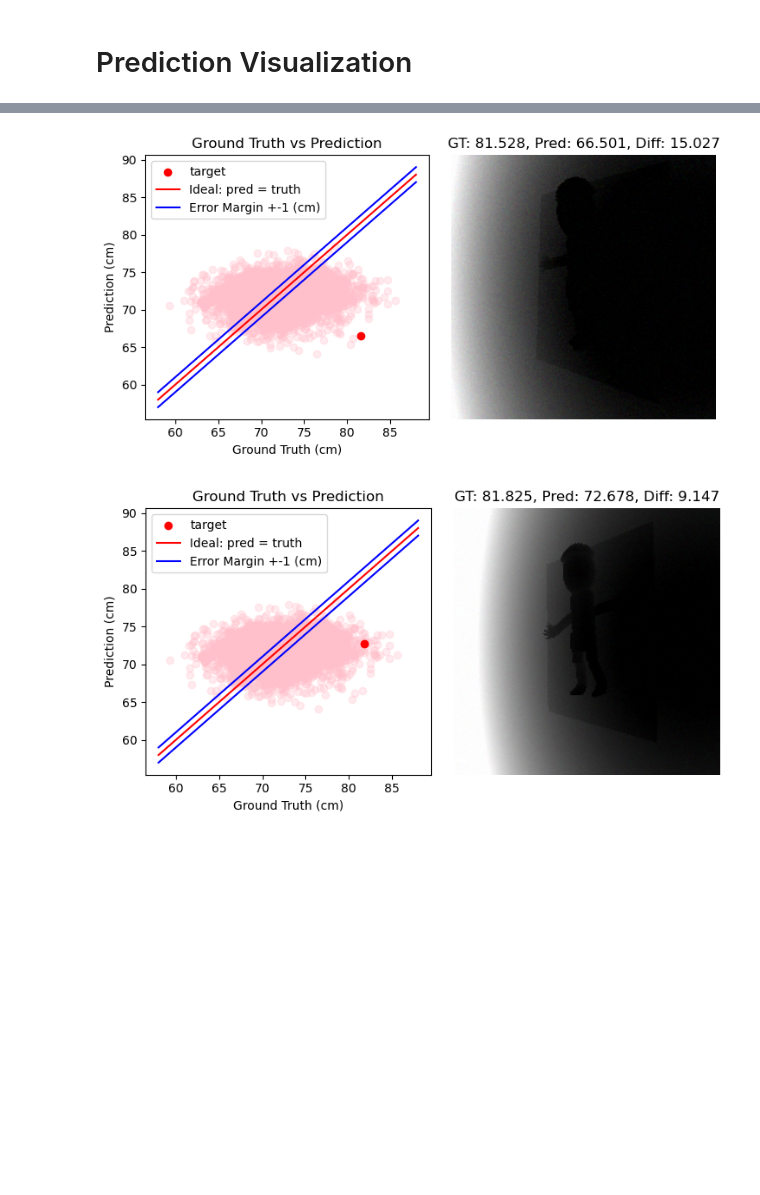
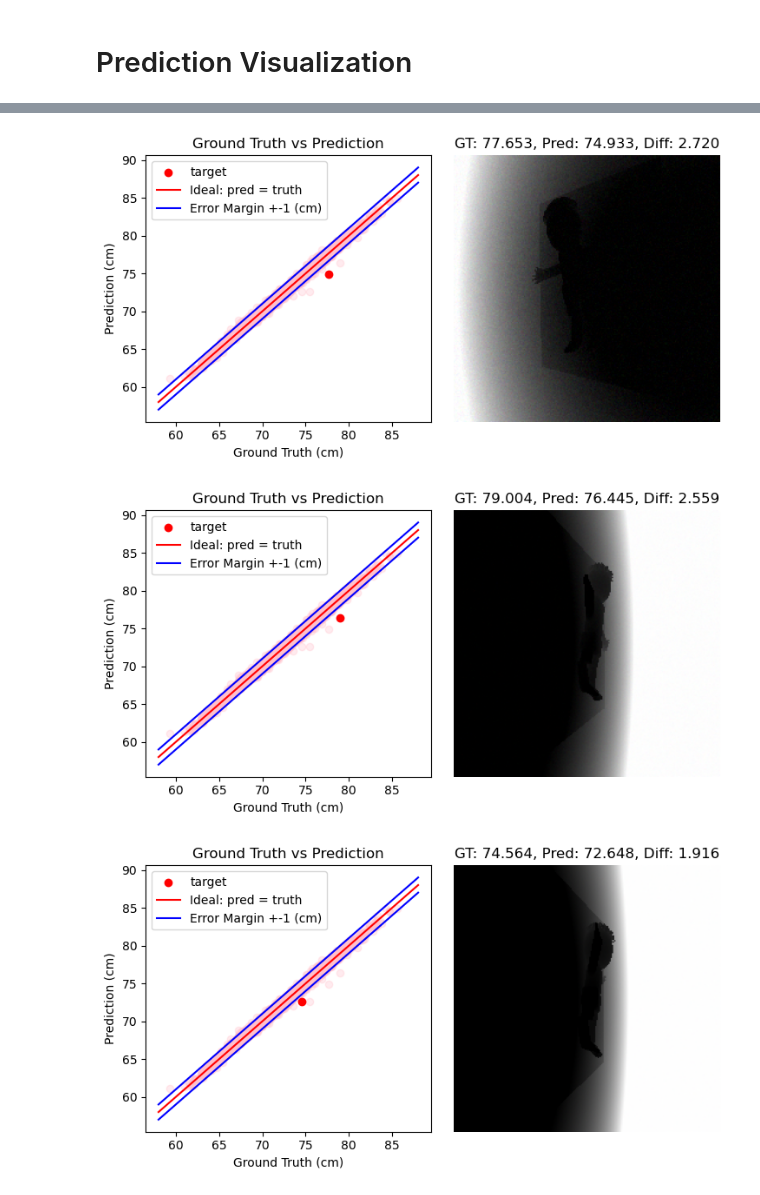
Before and after one commit to hiyuantang/modeling_pipeline, a Jupyter notebook: error_analysis_demo.ipynb, the cells around one changed output, grey strips where cells are left out. Cells and saved outputs as stored; diff of their text form; code cells hidden in the pictures; blank space fills up the shorter version.

```diff
--- a/error_analysis_demo.ipynb
+++ b/error_analysis_demo.ipynb
@@ -6,4 +5,9 @@ from src.utils import *
 # %% [markdown]
 ## Define Your Session
 # %%
-session_path = 'results/0d36e9b5a4a68e1029ccf6a12a69659b' # Define your session path
+session_path = 'results/62f117327cf82613b235a4a84de535d0' # Define your session path
+# %%
+info_path = os.path.join(session_path, 'info.json')
+session_info = json2dict(info_path)
+for i in session_info.items():
+    print(i[0], '--', i[1])
@@ -10,7 +29,5 @@ session_path = 'results/0d36e9b5a4a68e1029ccf6a12a69659b' # Define your session
 # %%
-info_path = os.path.join(session_path, 'info.json')
-data_path = json2dict(info_path)['test_data_dir']
-
+data_path = session_info['test_data_dir']
 print('...loading dataset')
 dataset = create_dataset_from_preprocessed(data_path, None)
 print('...dataset loading completed')
@@ -26,3 +43,3 @@ pred_vis(session_path, '', False)
 # %%
-worst_pred(session_path, dataset, [0, 1, 100], 'abs')
+worst_pred(session_path, dataset, list(range(0,10)), 'abs')
 # %% [output]
@@ -30,2 +47,3 @@ worst_pred(session_path, dataset, [0, 1, 100], 'abs')
-[figure, old version]
+[figure, new version]
-[figure, old version]
+[figure, new version]
+[figure, added]
```
Also changed, not shown: parts of 4 cells of this notebook.
